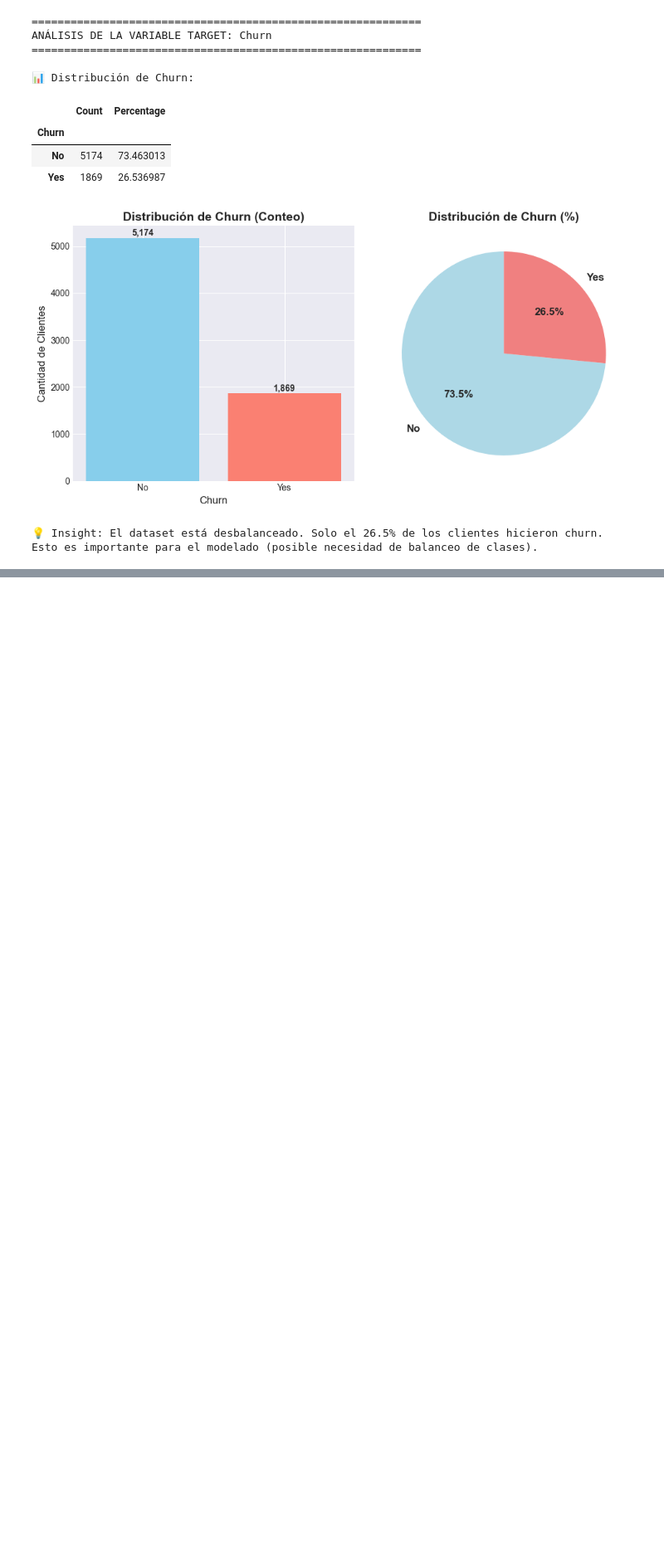
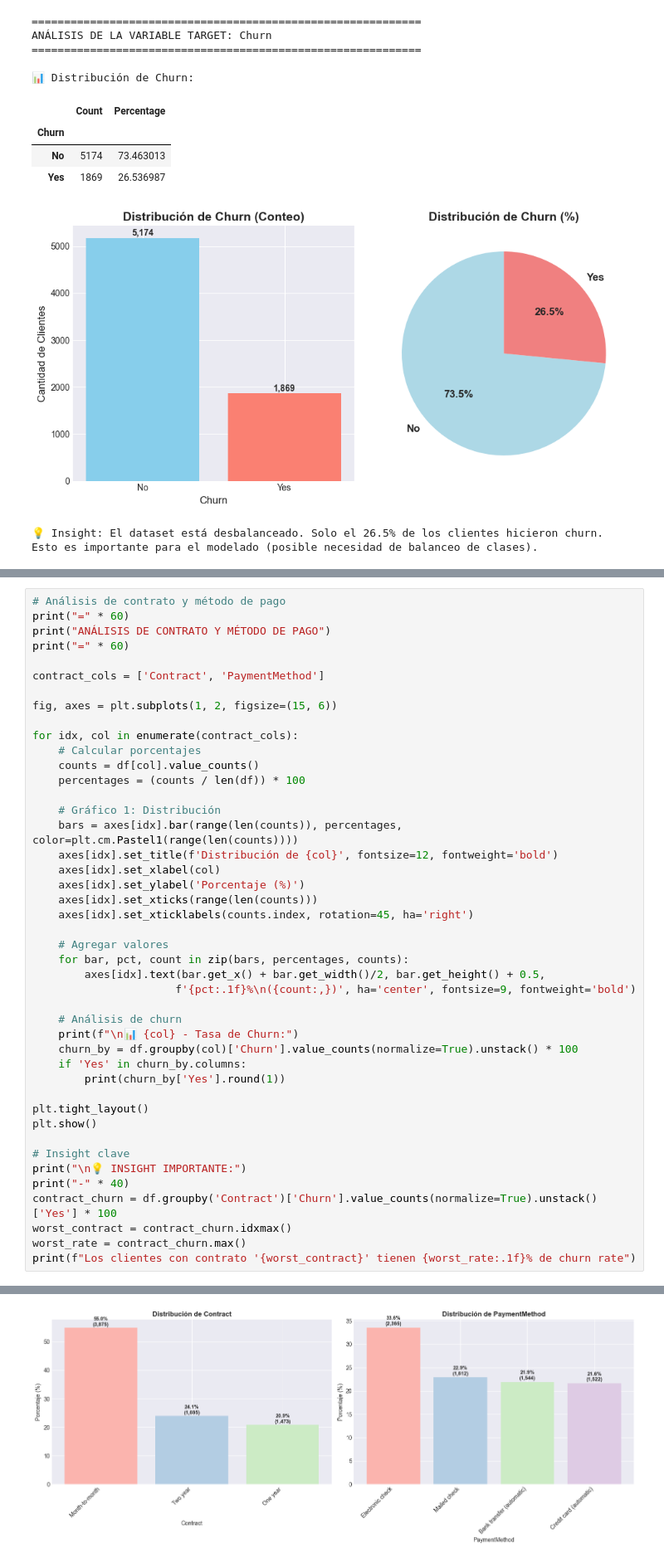
Before and after one commit to melinalarramendy/proyecto-churn-telecom, a Jupyter notebook: notebooks/01_eda_churn_telecom.ipynb, the cells around one changed output, grey strips where cells are left out. Shown at 83% size. Drawn from its saved outputs; the diff is of its cells as text; blank space fills up the shorter version.

```diff
--- a/notebooks/01_eda_churn_telecom.ipynb
+++ b/notebooks/01_eda_churn_telecom.ipynb
@@ -202,0 +424,45 @@ Esto es importante para el modelado (posible necesidad de balanceo de clases).
+# %%
+# Análisis de contrato y método de pago
+print("=" * 60)
+print("ANÁLISIS DE CONTRATO Y MÉTODO DE PAGO")
+print("=" * 60)
+
+contract_cols = ['Contract', 'PaymentMethod']
+
+fig, axes = plt.subplots(1, 2, figsize=(15, 6))
+
+for idx, col in enumerate(contract_cols):
+    # Calcular porcentajes
+    counts = df[col].value_counts()
+    percentages = (counts / len(df)) * 100
+
+    # Gráfico 1: Distribución
+    bars = axes[idx].bar(range(len(counts)), percentages, color=plt.cm.Pastel1(range(len(counts))))
+    axes[idx].set_title(f'Distribución de {col}', fontsize=12, fontweight='bold')
+    axes[idx].set_xlabel(col)
+    axes[idx].set_ylabel('Porcentaje (%)')
+    axes[idx].set_xticks(range(len(counts)))
+    axes[idx].set_xticklabels(counts.index, rotation=45, ha='right')
+
+    # Agregar valores
+    for bar, pct, count in zip(bars, percentages, counts):
+        axes[idx].text(bar.get_x() + bar.get_width()/2, bar.get_height() + 0.5,
+                      f'{pct:.1f}%\n({count:,})', ha='center', fontsize=9, fontweight='bold')
+
+    # Análisis de churn
+    print(f"\n📊 {col} - Tasa de Churn:")
+    churn_by = df.groupby(col)['Churn'].value_counts(normalize=True).unstack() * 100
+    if 'Yes' in churn_by.columns:
+        print(churn_by['Yes'].round(1))
+
+plt.tight_layout()
+plt.show()
+
+# Insight clave
+print("\n💡 INSIGHT IMPORTANTE:")
+print("-" * 40)
+contract_churn = df.groupby('Contract')['Churn'].value_counts(normalize=True).unstack()['Yes'] * 100
+worst_contract = contract_churn.idxmax()
+worst_rate = contract_churn.max()
+print(f"Los clientes con contrato '{worst_contract}' tienen {worst_rate:.1f}% de churn rate")
+# %% [output]
@@ -202,0 +487 @@ Esto es importante para el modelado (posible necesidad de balanceo de clases).
+[figure, added]
```
Also changed, not shown: parts of 6 cells of this notebook, 4 other files.
